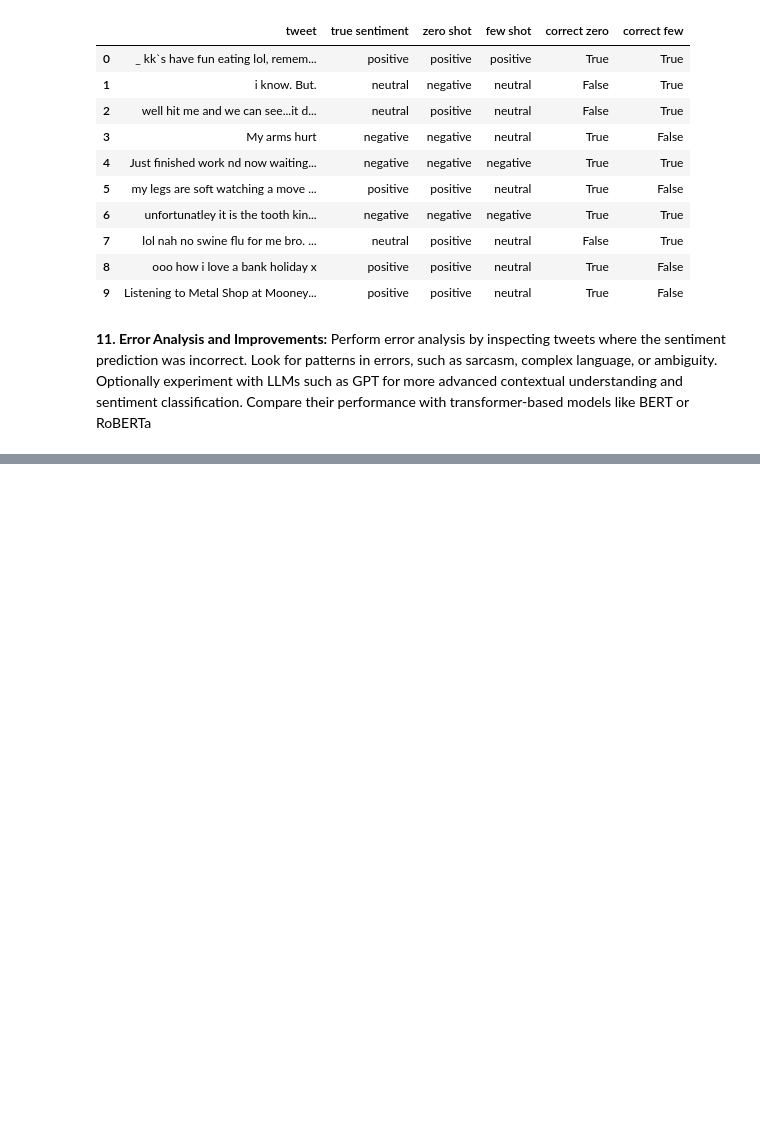
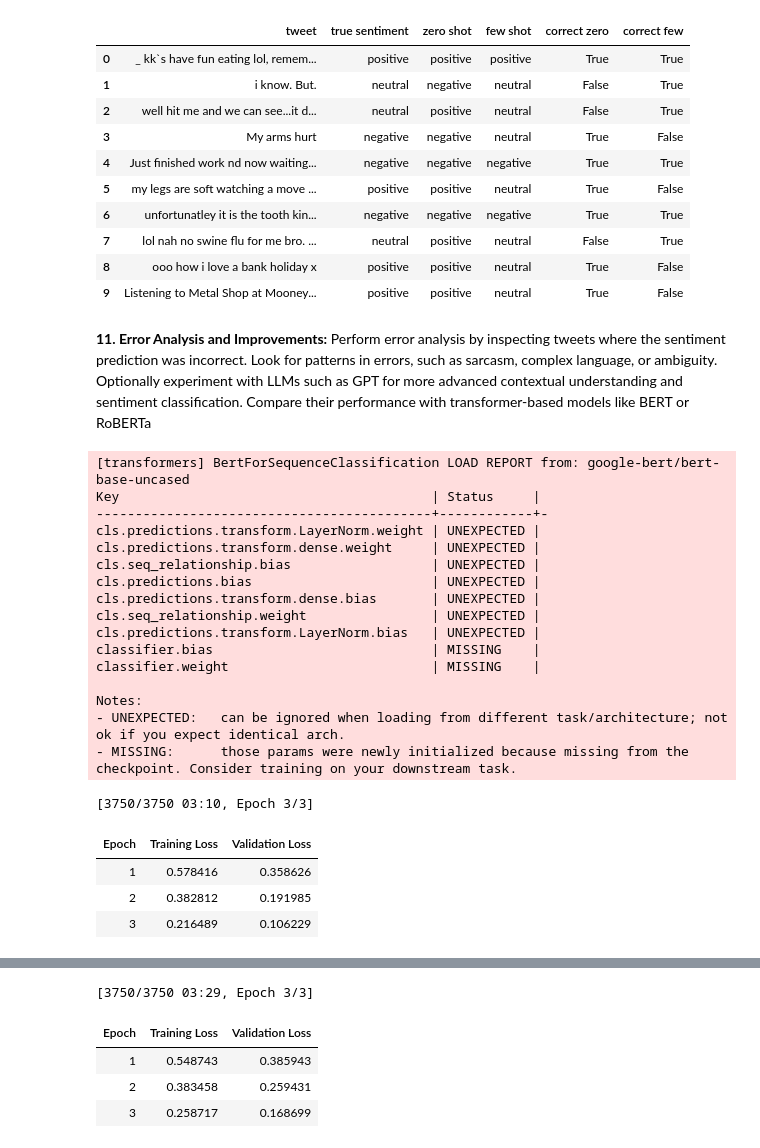
Before and after one commit to urhovr/NLP_Final_Project, a Jupyter notebook: NLP_Final.ipynb, the cells around one changed output, grey strips where cells are left out. Cells and saved outputs as stored; diff of their text form; code cells hidden in the pictures; blank space fills up the shorter version.

```diff
--- a/NLP_Final.ipynb
+++ b/NLP_Final.ipynb
@@ -1527,0 +1506,72 @@ def model_incorrects(trainer, data):
+# %%
+def tokenize_function(examples, tokenizer):
+    return tokenizer(
+        examples["text"],
+        padding="max_length",
+        truncation=True,
+        max_length=64
+    )
+# %%
+bertbase_tokenizer = AutoTokenizer.from_pretrained("google-bert/bert-base-uncased")
+tokenized_datasets = datasets_fulltext.map(
+    tokenize_function,
+    batched=True,
+    fn_kwargs={"tokenizer": bertbase_tokenizer}
+)
+bertbase_trainer = Trainer(
+    model=AutoModelForSequenceClassification.from_pretrained("google-bert/bert-base-uncased", num_labels=3),
+    args=TrainingArguments("test_trainer",
+                            eval_strategy="epoch",
+                            per_device_train_batch_size=16,
+                            per_device_eval_batch_size=32,
+                            dataloader_num_workers=2,
+                            fp16=True),
+    train_dataset=tokenized_datasets["train"].shuffle(seed=42).select(range(20000)),
+    eval_dataset=tokenized_datasets["test"].shuffle(seed=42).select(range(5000))
+)
+bertbase_trainer.train()
+incorrect_bertbase = model_incorrects(bertbase_trainer, tokenized_datasets["test"])
+bertbase_trainer.save_model("bertbase_trainer_model")
+
+bertweet_tokenizer = AutoTokenizer.from_pretrained("vinai/bertweet-base")
+tokenized_datasets = datasets_fulltext.map(
+    tokenize_function,
+    batched=True,
+    fn_kwargs={"tokenizer": bertweet_tokenizer}
+)
+bertweet_trainer = Trainer(
+    model=AutoModelForSequenceClassification.from_pretrained("vinai/bertweet-base", num_labels=3),
+    args=TrainingArguments("test_trainer",
+                            eval_strategy="epoch",
+                            per_device_train_batch_size=16,
+                            per_device_eval_batch_size=32,
+                            dataloader_num_workers=2,
+                            fp16=True),
+    train_dataset=tokenized_datasets["train"].shuffle(seed=42).select(range(20000)),
+    eval_dataset=tokenized_datasets["test"].shuffle(seed=42).select(range(5000)),
+)
+bertweet_trainer.train()
+incorrect_bertweet = model_incorrects(bertweet_trainer, tokenized_datasets["test"])
+bertweet_trainer.save_model("bertweet_trainer_model")
+# %% [output]
+[transformers] BertForSequenceClassification LOAD REPORT from: google-bert/bert-base-uncased
+Key                                        | Status     |
+-------------------------------------------+------------+-
+cls.predictions.transform.LayerNorm.weight | UNEXPECTED |
+cls.predictions.transform.dense.weight     | UNEXPECTED |
+cls.seq_relationship.bias                  | UNEXPECTED |
+cls.predictions.bias                       | UNEXPECTED |
+cls.predictions.transform.dense.bias       | UNEXPECTED |
+cls.seq_relationship.weight                | UNEXPECTED |
+cls.predictions.transform.LayerNorm.bias   | UNEXPECTED |
+classifier.bias                            | MISSING    |
+classifier.weight                          | MISSING    |
+
+Notes:
+- UNEXPECTED:   can be ignored when loading from different task/architecture; not ok if you expect identical arch.
+- MISSING:      those params were newly initialized because missing from the checkpoint. Consider training on your downstream task.
+[3750/3750 03:10, Epoch 3/3]
+| Epoch | Training Loss | Validation Loss |
+| 1 | 0.578416 | 0.358626 |
+| 2 | 0.382812 | 0.191985 |
+| 3 | 0.216489 | 0.106229 |
@@ -1527,0 +1599,5 @@ def model_incorrects(trainer, data):
+[3750/3750 03:29, Epoch 3/3]
+| Epoch | Training Loss | Validation Loss |
+| 1 | 0.548743 | 0.385943 |
+| 2 | 0.383458 | 0.259431 |
+| 3 | 0.258717 | 0.168699 |
```
Also changed, not shown: parts of 18 cells of this notebook, 1 other file.
